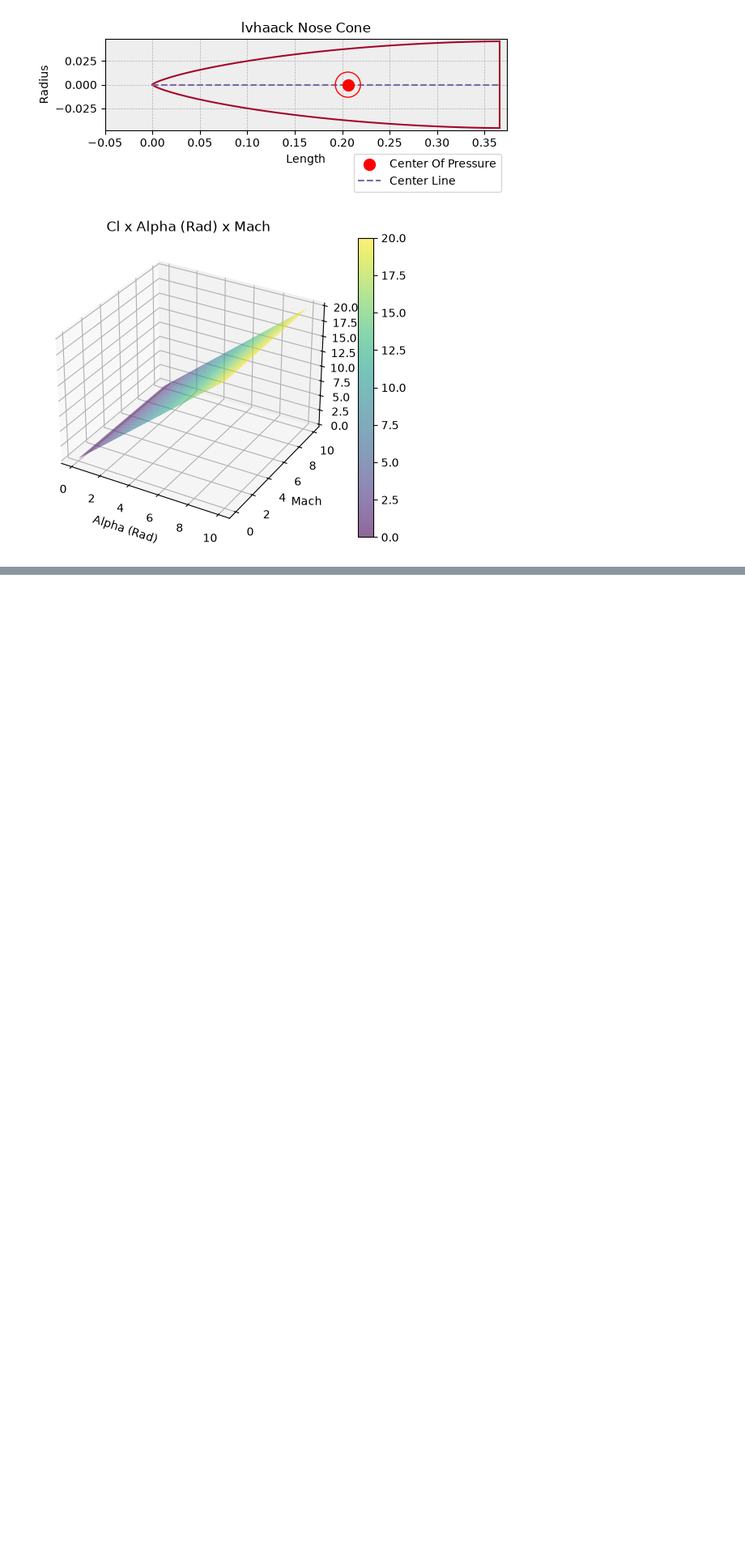
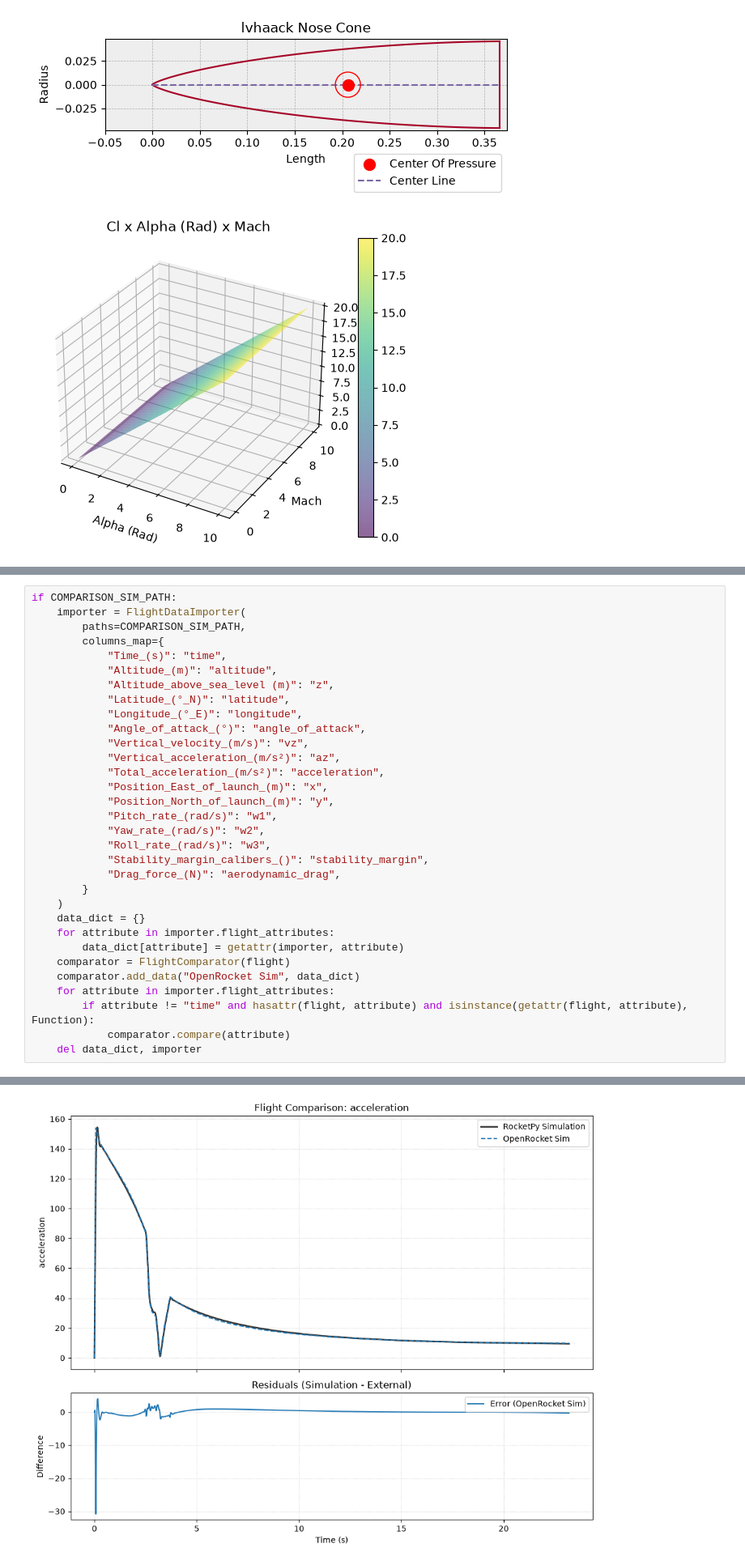
Before and after one commit to Aneeshox/Eos-Mapleaf, a Jupyter notebook: rocketpy/stormfly/stormfly.ipynb, the cells around one changed output, grey strips where cells are left out. Shown at 81% size. Cells and saved outputs as stored; diff of their text form; blank space fills up the shorter version.

```diff
--- a/rocketpy/stormfly/stormfly.ipynb
+++ b/rocketpy/stormfly/stormfly.ipynb
@@ -475,0 +499,33 @@ Aerodynamic Forces Plots
+# %%
+if COMPARISON_SIM_PATH:
+    importer = FlightDataImporter(
+        paths=COMPARISON_SIM_PATH,
+        columns_map={
+            "Time_(s)": "time",
+            "Altitude_(m)": "altitude",
+            "Altitude_above_sea_level (m)": "z",
+            "Latitude_(°_N)": "latitude",
+            "Longitude_(°_E)": "longitude",
+            "Angle_of_attack_(°)": "angle_of_attack",
+            "Vertical_velocity_(m/s)": "vz",
+            "Vertical_acceleration_(m/s²)": "az",
+            "Total_acceleration_(m/s²)": "acceleration",
+            "Position_East_of_launch_(m)": "x",
+            "Position_North_of_launch_(m)": "y",
+            "Pitch_rate_(rad/s)": "w1",
+            "Yaw_rate_(rad/s)": "w2",
+            "Roll_rate_(rad/s)": "w3",
+            "Stability_margin_calibers_()": "stability_margin",
+            "Drag_force_(N)": "aerodynamic_drag",
+        }
+    )
+    data_dict = {}
+    for attribute in importer.flight_attributes:
+        data_dict[attribute] = getattr(importer, attribute)
+    comparator = FlightComparator(flight)
+    comparator.add_data("OpenRocket Sim", data_dict)
+    for attribute in importer.flight_attributes:
+        if attribute != "time" and hasattr(flight, attribute) and isinstance(getattr(flight, attribute), Function):
+            comparator.compare(attribute)
+    del data_dict, importer
+# %% [output]
@@ -475,0 +559 @@ Aerodynamic Forces Plots
+[figure, added]
```
Also changed, not shown: parts of 14 cells of this notebook, 4 other files.
